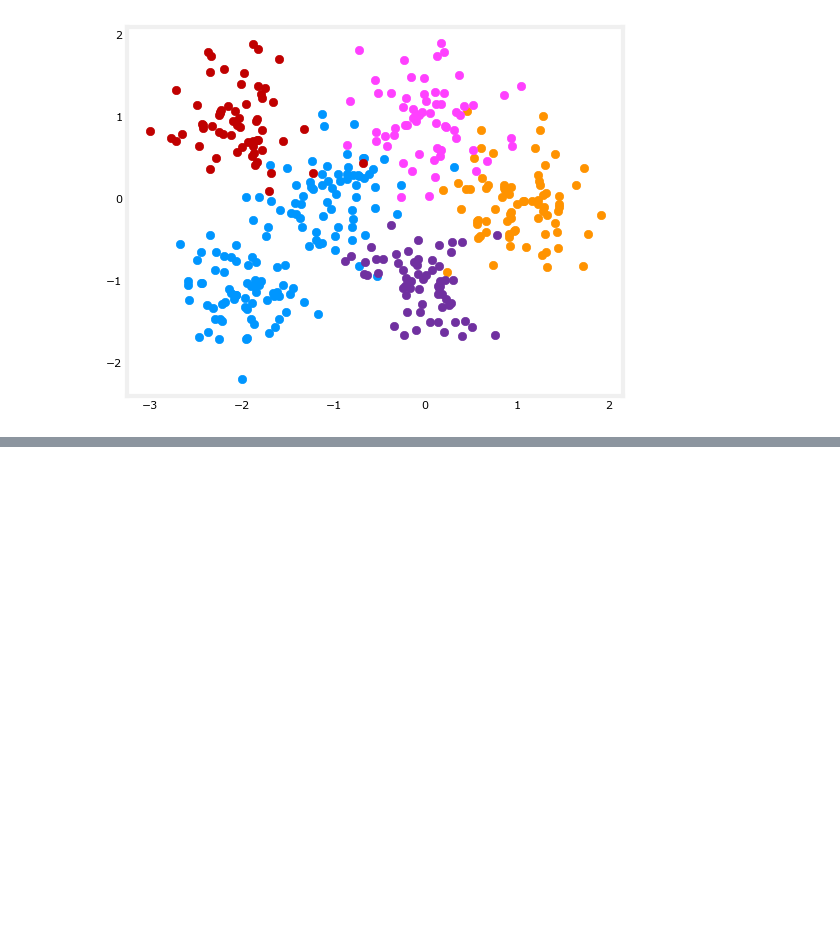
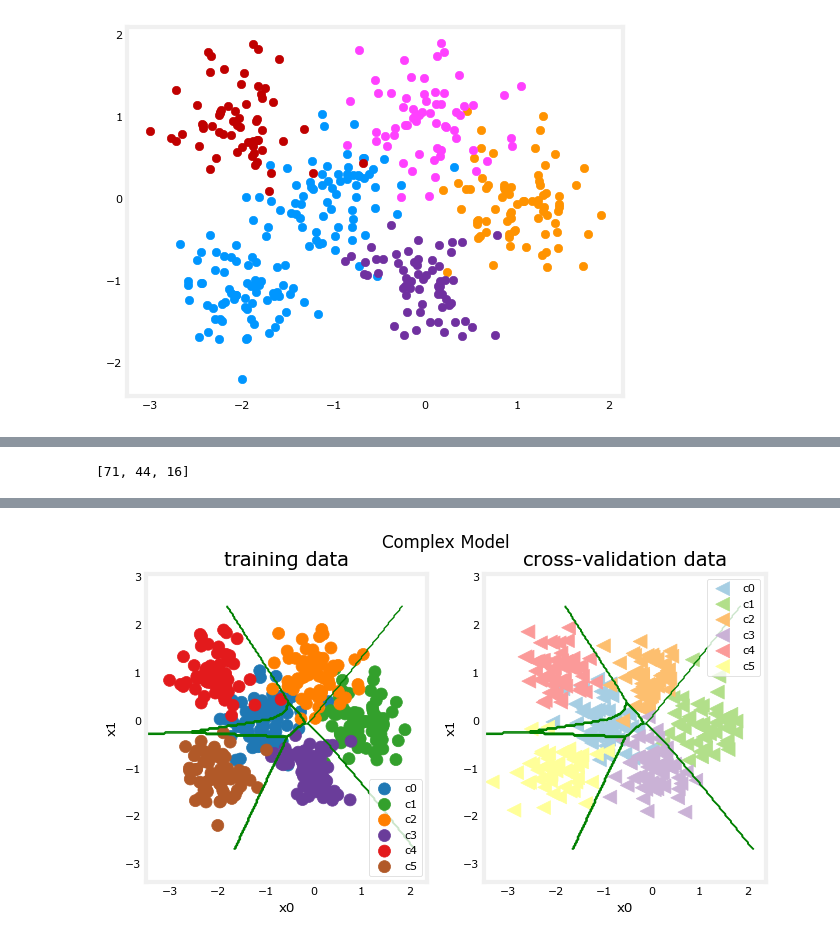
Before and after one commit to rachancheet/ml, a Jupyter notebook: neural_network/practise.ipynb, the cells around one changed output, grey strips where cells are left out. Saved outputs shown, nothing was run; the diff lists cells and outputs as text; code cells hidden in the pictures; blank space fills up the shorter version.

```diff
--- a/neural_network/practise.ipynb
+++ b/neural_network/practise.ipynb
@@ -253,14 +268,17 @@ for i in res:
 # %%
 model = Sequential(
-    [
-        Dense(units = 10,activation = 'relu'),
-        Dense(units = 1,activation = 'linear'),
-    ],name = "my_model"
+[
+    tf.keras.Input(shape = [2,]),
+    Dense(units = 120,activation = 'relu'),
+    Dense(units = 40,activation = 'relu'),
+    Dense(units = 6,activation = 'linear'),
+],name = "my_model"
 )
 
 model.compile(
-loss = tf.keras.losses.MeanSquaredError(),
-optimizer = tf.keras.optimizers.Adam()
+loss = tf.keras.losses.SparseCategoricalCrossentropy(from_logits = True),
+optimizer = tf.keras.optimizers.Adam(0.01)
 )
-model.fit(trans(X_train,degree), y_train)
+model.fit(X_train, y_train)
+j=([err(y_train , model.predict(X_train)),(err(y_cv , model.predict(X_cv))),(err(y_test , model.predict(X_test)))])
 # %% [output]
@@ -276,0 +289,9 @@ j
+# %%
+j
+# %% [output]
+[71, 44, 16]
+# %%
+
+model_predict = lambda Xl: np.argmax(tf.nn.softmax(model.predict(Xl)).numpy(),axis=1)
+plt_nn(model_predict,X_train,y_train, classes, X_cv, y_cv, suptitle="Complex Model")
+# %% [output]
@@ -277 +300,2 @@ j
+[figure, added]
 # %%
```
Also changed, not shown: parts of 13 cells of this notebook.
